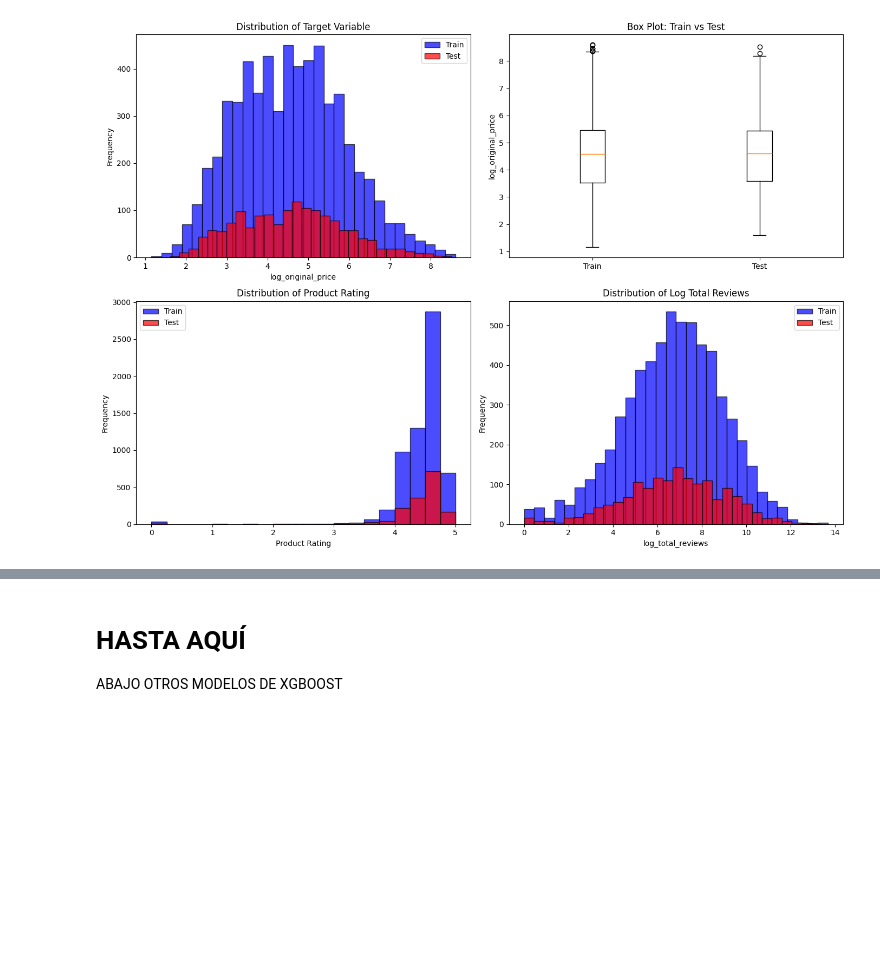
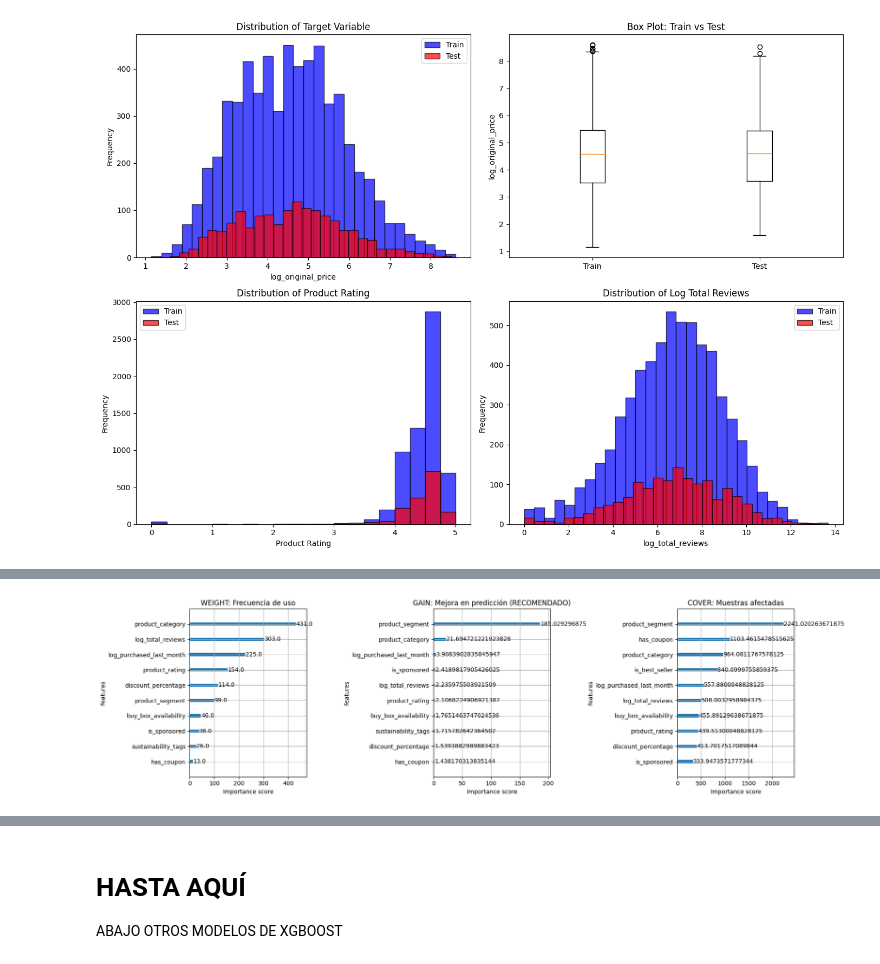
Before and after one commit to beja28/Amazon-Smart-Pricing, a Jupyter notebook: Evaluaciones/Evaluacion_1/ev1_xgboost.ipynb, the cells around one changed output, grey strips where cells are left out. Cells and saved outputs as stored; diff of their text form; code cells hidden in the pictures; blank space fills up the shorter version.

```diff
--- a/Evaluaciones/Evaluacion_1/ev1_xgboost.ipynb
+++ b/Evaluaciones/Evaluacion_1/ev1_xgboost.ipynb
@@ -240,0 +451,21 @@ Error medio en productos de más de 500€:
+# %%
+import matplotlib.pyplot as plt
+
+fig, axes = plt.subplots(1, 3, figsize=(18, 5))
+
+xgb.plot_importance(best_model, max_num_features=10,
+                    importance_type='weight', ax=axes[0])
+axes[0].set_title('WEIGHT: Frecuencia de uso')
+
+xgb.plot_importance(best_model, max_num_features=10,
+                    importance_type='gain', ax=axes[1])
+axes[1].set_title('GAIN: Mejora en predicción (RECOMENDADO)')
+
+xgb.plot_importance(best_model, max_num_features=10,
+                    importance_type='cover', ax=axes[2])
+axes[2].set_title('COVER: Muestras afectadas')
+
+plt.tight_layout()
+plt.show()
+# %% [output]
+[figure, added]
```
Also changed, not shown: parts of 45 cells of this notebook, 2 other files.
